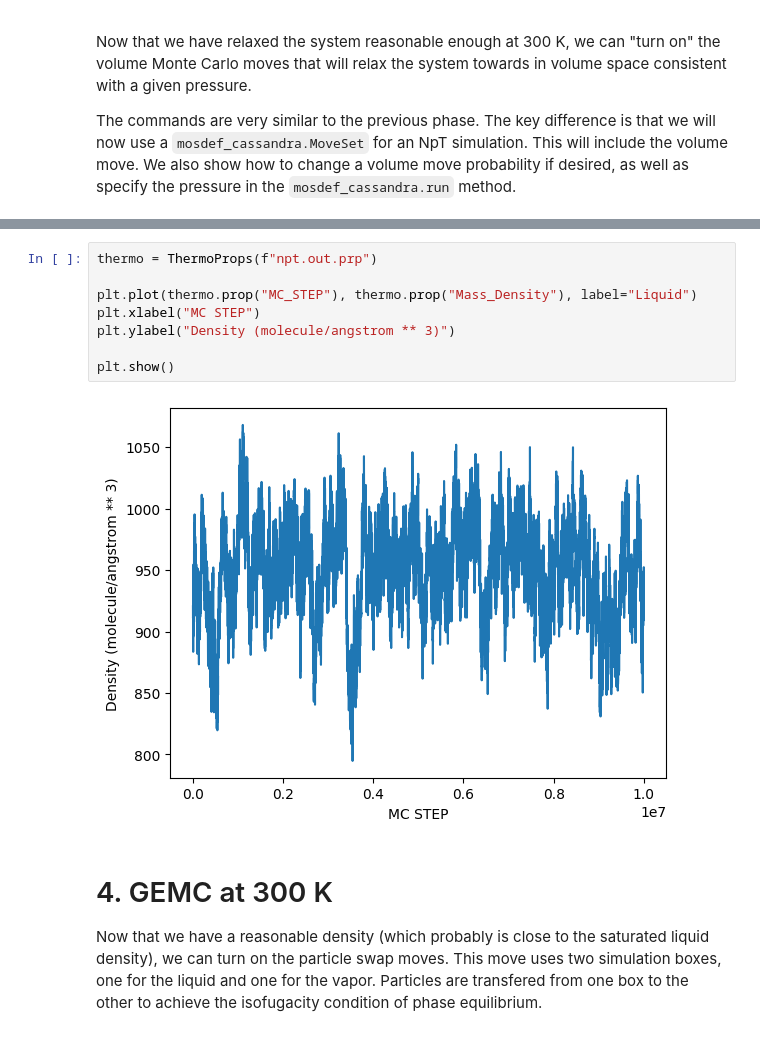
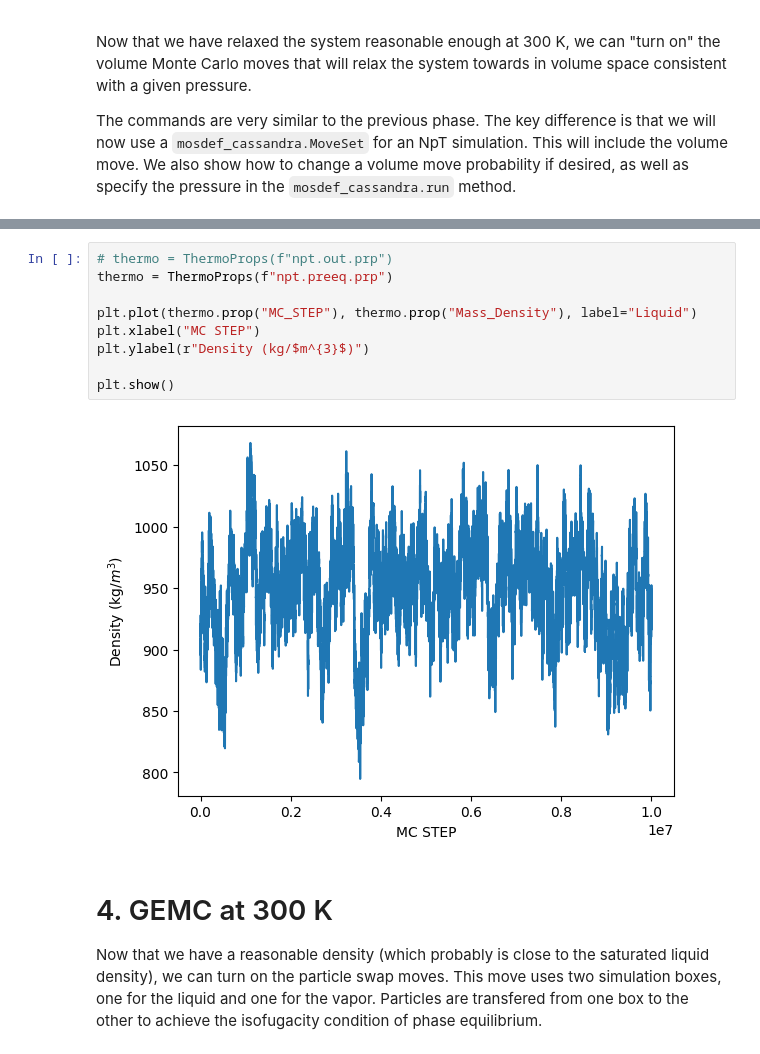
Before and after one commit to MaginnGroup/CECAM-workshop, a Jupyter notebook: gemc/gemc-r32.ipynb, the cells around one changed output, grey strips where cells are left out. Cells and saved outputs as stored; diff of their text form.

```diff
--- a/gemc/gemc-r32.ipynb
+++ b/gemc/gemc-r32.ipynb
@@ -417,15 +437,16 @@ plt.show()
 # %% [output]
 [figure]
 # %%
-thermo = ThermoProps(f"npt.out.prp")
+# thermo = ThermoProps(f"npt.out.prp")
+thermo = ThermoProps(f"npt.preeq.prp")
 
 plt.plot(thermo.prop("MC_STEP"), thermo.prop("Mass_Density"), label="Liquid")
 plt.xlabel("MC STEP")
-plt.ylabel("Density (molecule/angstrom ** 3)")
+plt.ylabel(r"Density (kg/$m^{3}$)")
 
 plt.show()
 # %% [output]
-[figure, old version]
+[figure, new version]
 # %% [markdown]
 # 4. GEMC at 300 K
 
```
Also changed, not shown: parts of 11 cells of this notebook.
